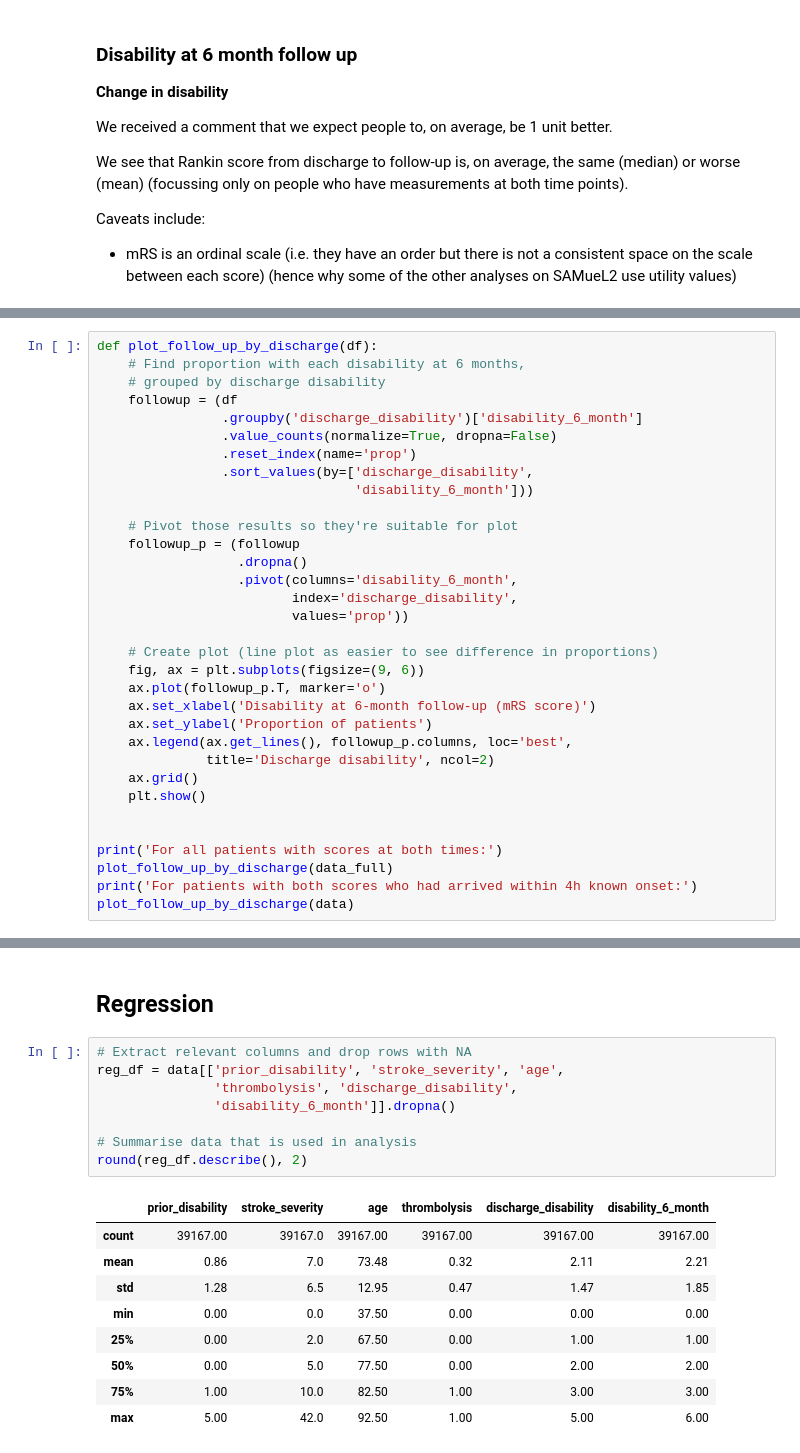
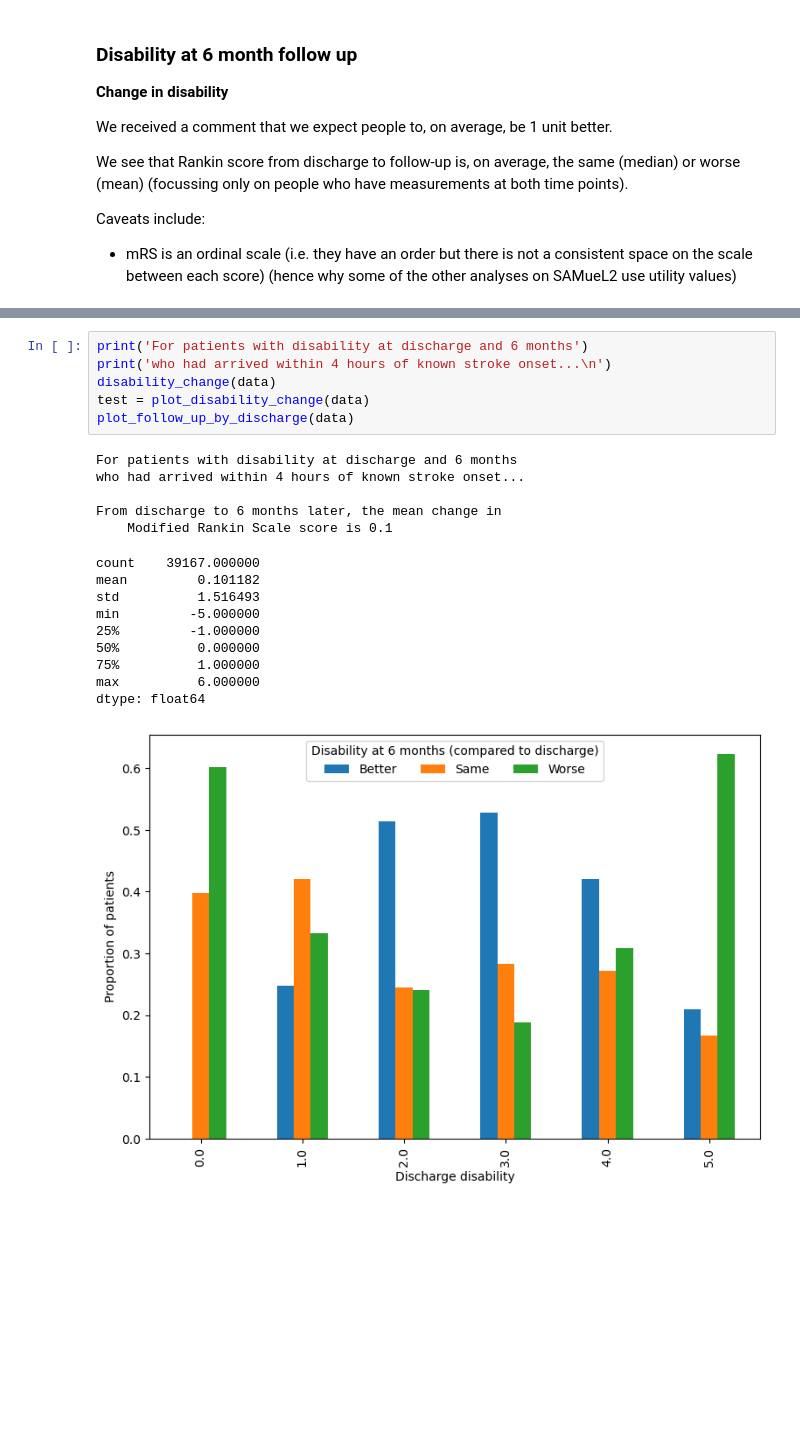
Before and after one commit to samuel-book/samuel_2_data_prep, a Jupyter notebook: descriptive_statistics/disability_6_months.ipynb, the cells around one changed output, grey strips where cells are left out. Saved outputs shown, nothing was run; the diff lists cells and outputs as text; blank space fills up the shorter version.

```diff
--- a/descriptive_statistics/disability_6_months.ipynb
+++ b/descriptive_statistics/disability_6_months.ipynb
@@ -321,33 +340,0 @@ For patients with both scores who had arrived within 4h known onset:
-# %%
-def plot_follow_up_by_discharge(df):
-    # Find proportion with each disability at 6 months,
-    # grouped by discharge disability
-    followup = (df
-                .groupby('discharge_disability')['disability_6_month']
-                .value_counts(normalize=True, dropna=False)
-                .reset_index(name='prop')
-                .sort_values(by=['discharge_disability',
-                                 'disability_6_month']))
-
-    # Pivot those results so they're suitable for plot
-    followup_p = (followup
-                  .dropna()
-                  .pivot(columns='disability_6_month',
-                         index='discharge_disability',
-                         values='prop'))
-
-    # Create plot (line plot as easier to see difference in proportions)
-    fig, ax = plt.subplots(figsize=(9, 6))
-    ax.plot(followup_p.T, marker='o')
-    ax.set_xlabel('Disability at 6-month follow-up (mRS score)')
-    ax.set_ylabel('Proportion of patients')
-    ax.legend(ax.get_lines(), followup_p.columns, loc='best',
-              title='Discharge disability', ncol=2)
-    ax.grid()
-    plt.show()
-
-
-print('For all patients with scores at both times:')
-plot_follow_up_by_discharge(data_full)
-print('For patients with both scores who had arrived within 4h known onset:')
-plot_follow_up_by_discharge(data)
@@ -359,20 +341,22 @@ For patients with both scores who had arrived within 4h known onset:
-# %% [markdown]
-## Regression
-# %%
-# Extract relevant columns and drop rows with NA
-reg_df = data[['prior_disability', 'stroke_severity', 'age',
-               'thrombolysis', 'discharge_disability',
-               'disability_6_month']].dropna()
-
-# Summarise data that is used in analysis
-round(reg_df.describe(), 2)
-# %% [output]
-|  | prior_disability | stroke_severity | age | thrombolysis | discharge_disability | disability_6_month |
-| count | 39167.00 | 39167.0 | 39167.00 | 39167.00 | 39167.00 | 39167.00 |
-| mean | 0.86 | 7.0 | 73.48 | 0.32 | 2.11 | 2.21 |
-| std | 1.28 | 6.5 | 12.95 | 0.47 | 1.47 | 1.85 |
-| min | 0.00 | 0.0 | 37.50 | 0.00 | 0.00 | 0.00 |
-| 25% | 0.00 | 2.0 | 67.50 | 0.00 | 1.00 | 1.00 |
-| 50% | 0.00 | 5.0 | 77.50 | 0.00 | 2.00 | 2.00 |
-| 75% | 1.00 | 10.0 | 82.50 | 1.00 | 3.00 | 3.00 |
-| max | 5.00 | 42.0 | 92.50 | 1.00 | 5.00 | 6.00 |
+# %%
+print('For patients with disability at discharge and 6 months')
+print('who had arrived within 4 hours of known stroke onset...\n')
+disability_change(data)
+test = plot_disability_change(data)
+plot_follow_up_by_discharge(data)
+# %% [output]
+For patients with disability at discharge and 6 months
+who had arrived within 4 hours of known stroke onset...
+
+From discharge to 6 months later, the mean change in
+    Modified Rankin Scale score is 0.1
+count    39167.000000
+mean         0.101182
+std          1.516493
+min         -5.000000
+25%         -1.000000
+50%          0.000000
+75%          1.000000
+max          6.000000
+dtype: float64
+[figure, added]
```
Also changed, not shown: parts of 24 cells of this notebook.
